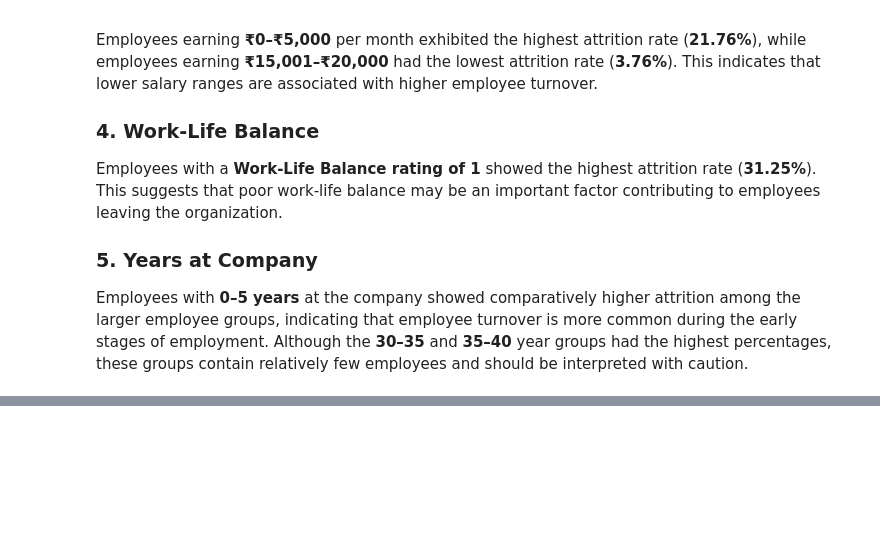
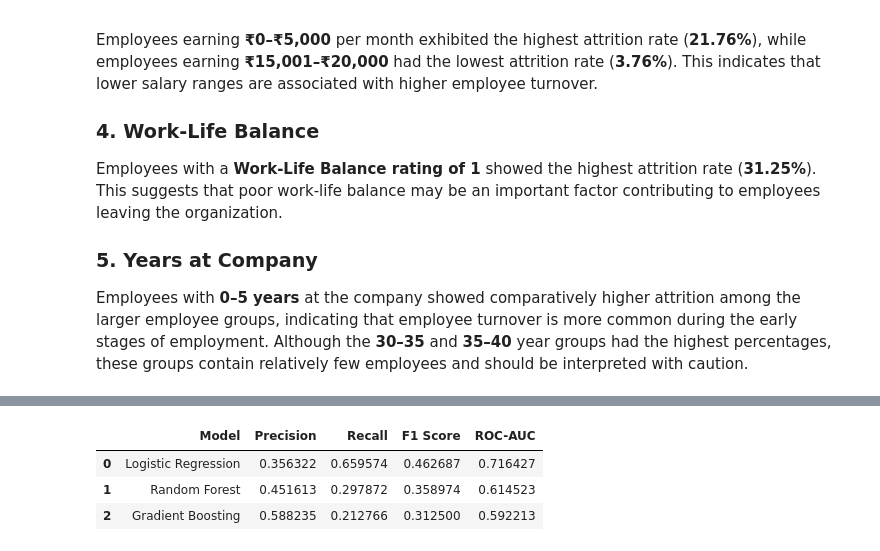
Before and after one commit to aroranaman1003/Employee-Attrition-Prediction_NamanArora, a Jupyter notebook: notebooks/analysis.ipynb, the cells around one changed output, grey strips where cells are left out. Drawn from its saved outputs; the diff is of its cells as text; code cells hidden in the pictures; blank space fills up the shorter version.

```diff
--- a/notebooks/analysis.ipynb
+++ b/notebooks/analysis.ipynb
@@ -495,0 +644,20 @@ Employees with **0–5 years** at the company showed comparatively higher attrit
+# %%
+# Evaluating The Gradient Boosting Model
+
+# Precision
+precision_gb = precision_score(y_test, pred_gradient_boosting)
+
+# Recall
+recall_gb = recall_score(y_test, pred_gradient_boosting)
+
+# F1 Score
+f1_gb = f1_score(y_test, pred_gradient_boosting)
+
+# ROC-AUC Score
+roc_auc_gb = roc_auc_score(y_test, pred_gradient_boosting)
+
+print("----- Gradient Boosting -----")
+print(f"Precision : {precision_gb:.4f}")
+print(f"Recall    : {recall_gb:.4f}")
+print(f"F1 Score  : {f1_gb:.4f}")
+print(f"ROC-AUC   : {roc_auc_gb:.4f}")
@@ -495,0 +684,41 @@ Employees with **0–5 years** at the company showed comparatively higher attrit
+# %%
+# Models Comparison Tables
+
+comparison_table = pd.DataFrame({
+    "Model": [
+        "Logistic Regression",
+        "Random Forest",
+        "Gradient Boosting"
+    ],
+
+    "Precision": [
+        precision_lr,
+        precision_rf,
+        precision_gb
+    ],
+
+    "Recall": [
+        recall_lr,
+        recall_rf,
+        recall_gb
+    ],
+
+    "F1 Score": [
+        f1_lr,
+        f1_rf,
+        f1_gb
+    ],
+
+    "ROC-AUC": [
+        roc_auc_lr,
+        roc_auc_rf,
+        roc_auc_gb
+    ]
+})
+
+comparison_table
+# %% [output]
+|  | Model | Precision | Recall | F1 Score | ROC-AUC |
+| 0 | Logistic Regression | 0.356322 | 0.659574 | 0.462687 | 0.716427 |
+| 1 | Random Forest | 0.451613 | 0.297872 | 0.358974 | 0.614523 |
+| 2 | Gradient Boosting | 0.588235 | 0.212766 | 0.312500 | 0.592213 |
```
Also changed, not shown: parts of 22 cells of this notebook, 3 other files.
